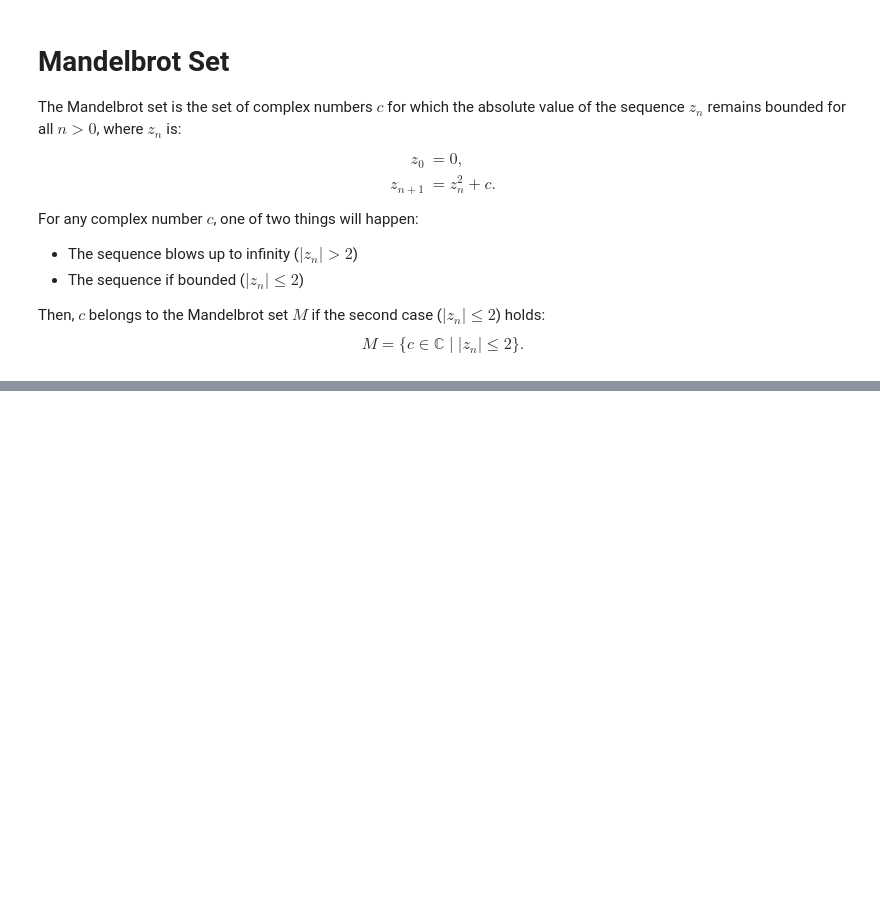
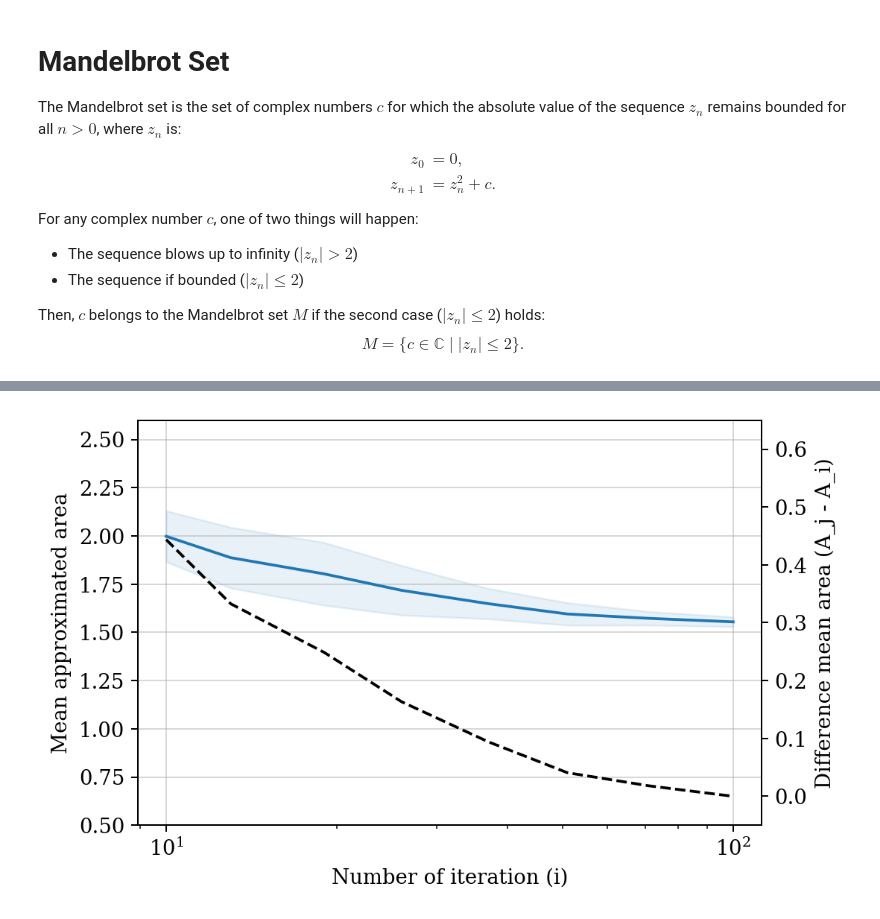
Before and after one commit to soudy/stoch-simulation-assignment1, a Jupyter notebook: notebooks/Mandelbrot_Monte_Carlo.ipynb, the cells around one changed output, grey strips where cells are left out. Cells and saved outputs as stored; diff of their text form; code cells hidden in the pictures; blank space fills up the shorter version.

```diff
--- a/notebooks/Mandelbrot_Monte_Carlo.ipynb
+++ b/notebooks/Mandelbrot_Monte_Carlo.ipynb
@@ -276,0 +341,6 @@ Comment on plot: The size of the standard deviation is caused by the sample size
+# %%
+# Open objects to work with
+shelf = shelve.open("Final_arrays_simulations/I_iter")
+Approx_areas_list_I_LHS = shelf["Approx_areas_list_I_LHS"]
+iteration_range_I_LHS = shelf["iteration_range_I_LHS"]
+shelf.close()
@@ -276,0 +357,4 @@ Comment on plot: The size of the standard deviation is caused by the sample size
+# %%
+Plotter_I(Approx_areas_list_I_LHS, iteration_range_I_LHS)
+# %% [output]
+[figure, added]
```
Also changed, not shown: parts of 29 cells of this notebook, 7 other files.
